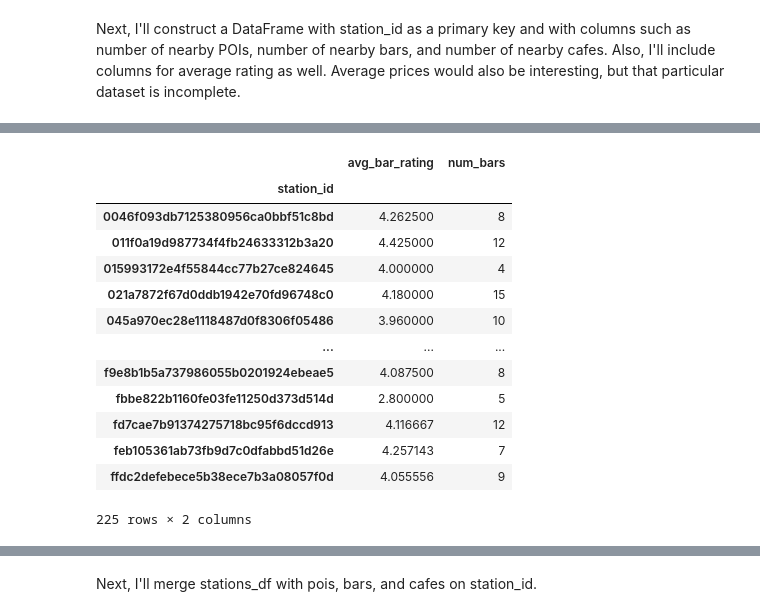
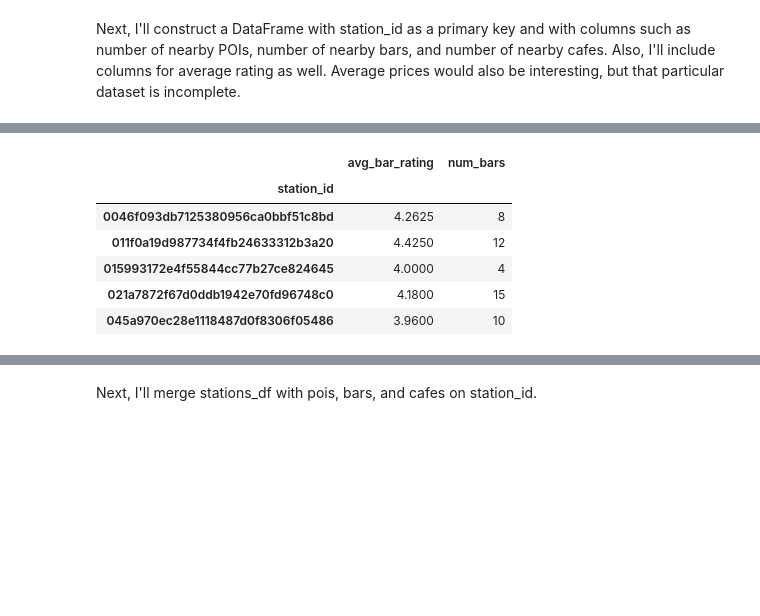
Before and after one commit to harnettd/stat-modelling-with-python, a Jupyter notebook: notebooks/joining_data.ipynb, the cells around one changed output, grey strips where cells are left out. Saved outputs shown, nothing was run; the diff lists cells and outputs as text; code cells hidden in the pictures; blank space fills up the shorter version.

```diff
--- a/notebooks/joining_data.ipynb
+++ b/notebooks/joining_data.ipynb
@@ -253,24 +248,17 @@ pois
 # %%
 bars = tmp[tmp['category_name'].apply(is_bar)]\
     .groupby(by='station_id')\
     .agg({'rating': 'mean', 'category_name': 'count'})
 bars.columns = ['avg_bar_rating', 'num_bars']
-bars
+bars.head()
 # %% [output]
 |  | avg_bar_rating | num_bars |
 | station_id |  |  |
-| 0046f093db7125380956ca0bbf51c8bd | 4.262500 | 8 |
-| 011f0a19d987734f4fb24633312b3a20 | 4.425000 | 12 |
-| 015993172e4f55844cc77b27ce824645 | 4.000000 | 4 |
-| 021a7872f67d0ddb1942e70fd96748c0 | 4.180000 | 15 |
-| 045a970ec28e1118487d0f8306f05486 | 3.960000 | 10 |
-| ... | ... | ... |
-| f9e8b1b5a737986055b0201924ebeae5 | 4.087500 | 8 |
-| fbbe822b1160fe03fe11250d373d514d | 2.800000 | 5 |
-| fd7cae7b91374275718bc95f6dccd913 | 4.116667 | 12 |
-| feb105361ab73fb9d7c0dfabbd51d26e | 4.257143 | 7 |
-| ffdc2defebece5b38ece7b3a08057f0d | 4.055556 | 9 |
+| 0046f093db7125380956ca0bbf51c8bd | 4.2625 | 8 |
+| 011f0a19d987734f4fb24633312b3a20 | 4.4250 | 12 |
+| 015993172e4f55844cc77b27ce824645 | 4.0000 | 4 |
+| 021a7872f67d0ddb1942e70fd96748c0 | 4.1800 | 15 |
+| 045a970ec28e1118487d0f8306f05486 | 3.9600 | 10 |
-225 rows × 2 columns
 # %%
 cafes = tmp[tmp['category_name'].apply(is_cafe)]\
     .groupby(by='station_id')\
```
Also changed, not shown: parts of 26 cells of this notebook, 1 other file.
